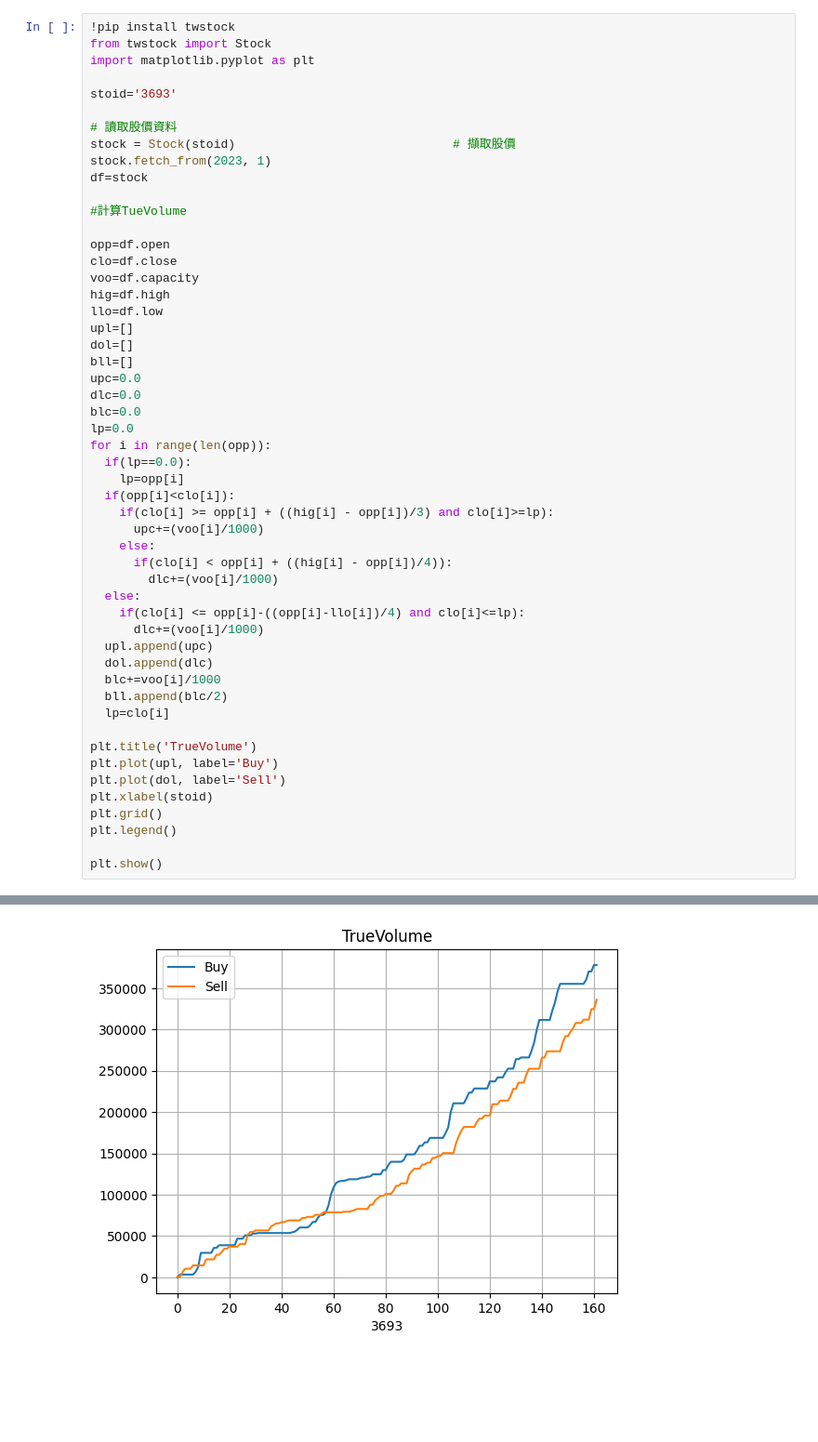
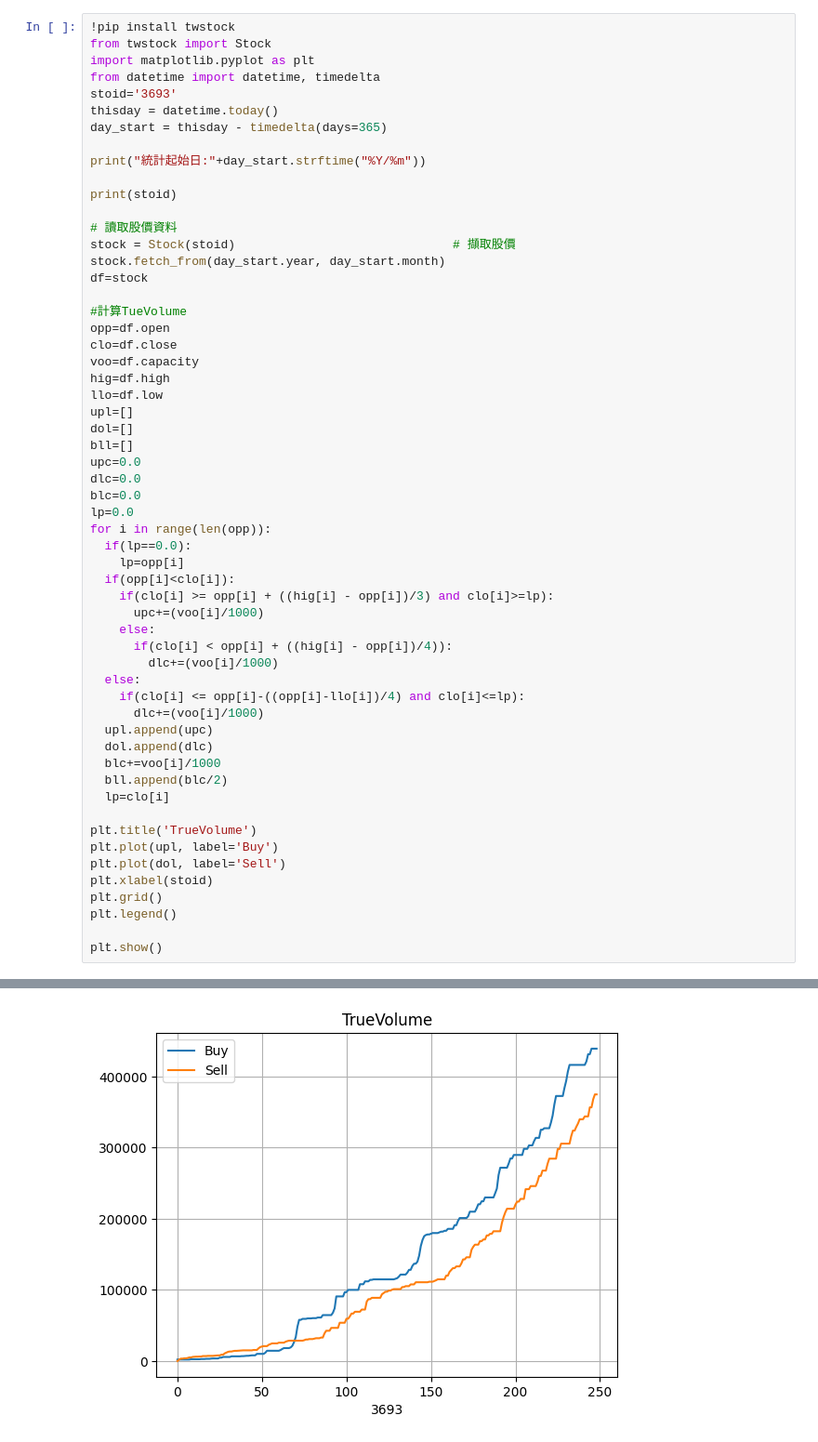
Before and after one commit to tzoung-yu/TrueVolume, a Jupyter notebook: TrueVolume上市上櫃_精簡.ipynb, the cells around one changed output, grey strips where cells are left out. Shown: that part at 93% size. Drawn from its saved outputs; the diff is of its cells as text; blank space fills up the shorter version.

```diff
--- a/TrueVolume上市上櫃_精簡.ipynb
+++ b/TrueVolume上市上櫃_精簡.ipynb
@@ -4,16 +4,21 @@
 !pip install twstock
 from twstock import Stock
 import matplotlib.pyplot as plt
+from datetime import datetime, timedelta
+stoid='3693'
+thisday = datetime.today()
+day_start = thisday - timedelta(days=365)
 
-stoid='3693'
+print("統計起始日:"+day_start.strftime("%Y/%m"))
+
+print(stoid)
 
 # 讀取股價資料
 stock = Stock(stoid)                              # 擷取股價
-stock.fetch_from(2023, 1)
+stock.fetch_from(day_start.year, day_start.month)
 df=stock
 
 #計算TueVolume
-
 opp=df.open
 clo=df.close
 voo=df.capacity
@@ -62 +72 @@ Requirement already satisfied: certifi>=2017.4.17 in /usr/local/lib/python3.10/d
-[figure, old version]
+[figure, new version]
```
Also changed, not shown: parts of 1 cell of this notebook.
